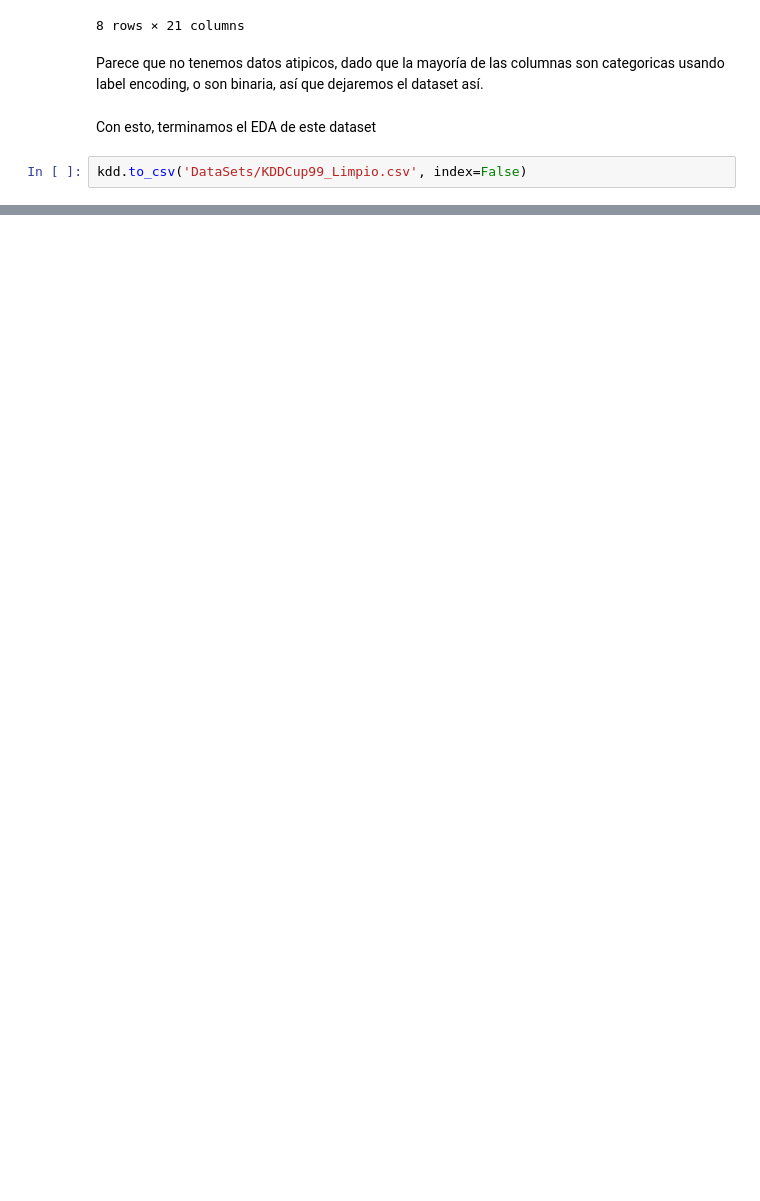
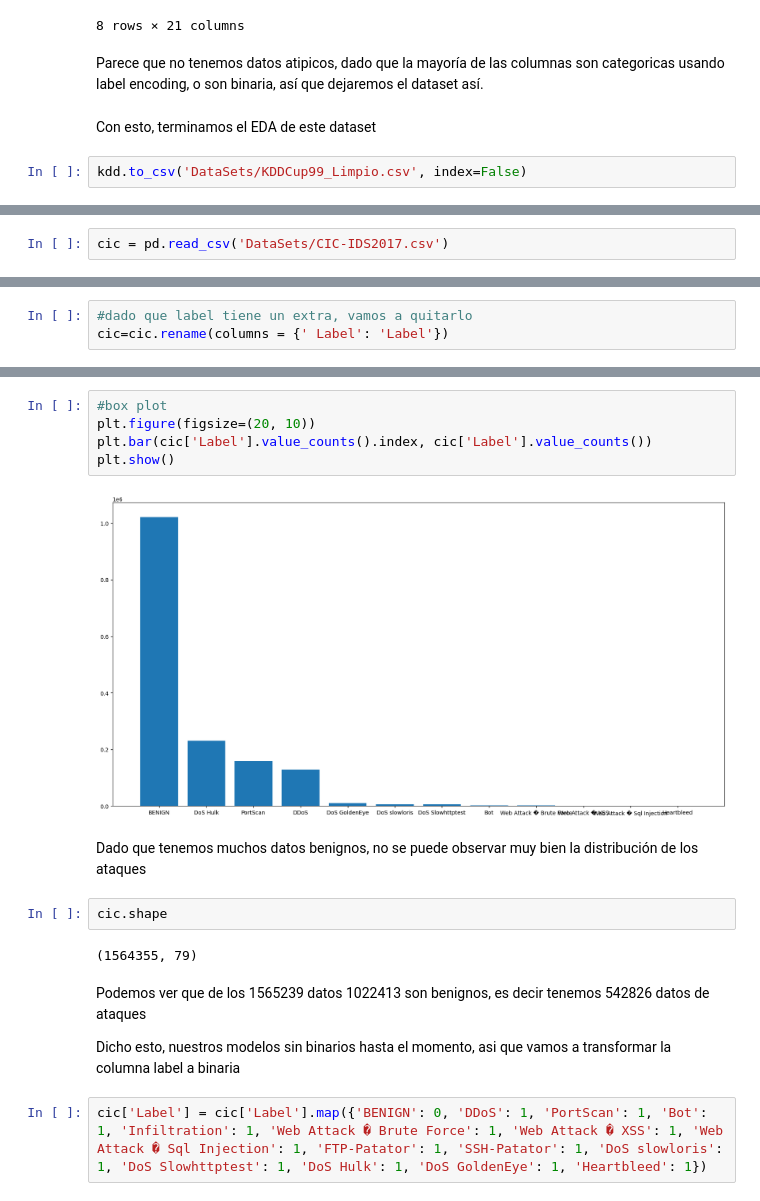
Before and after one commit to FelipeBarretoB/Grad-project, a Jupyter notebook: EDA/EDA.ipynb, the cells around one changed output, grey strips where cells are left out. Cells and saved outputs as stored; diff of their text form; blank space fills up the shorter version.

```diff
--- a/EDA/EDA.ipynb
+++ b/EDA/EDA.ipynb
@@ -1268,0 +1272,2 @@ kdd.to_csv('DataSets/KDDCup99_Limpio.csv', index=False)
+# %%
+cic = pd.read_csv('DataSets/CIC-IDS2017.csv')
@@ -1268,0 +1306,3 @@ kdd.to_csv('DataSets/KDDCup99_Limpio.csv', index=False)
+# %%
+#dado que label tiene un extra, vamos a quitarlo
+cic=cic.rename(columns = {' Label': 'Label'})
@@ -1268,0 +1326,19 @@ kdd.to_csv('DataSets/KDDCup99_Limpio.csv', index=False)
+# %%
+#box plot
+plt.figure(figsize=(20, 10))
+plt.bar(cic['Label'].value_counts().index, cic['Label'].value_counts())
+plt.show()
+# %% [output]
+[figure, added]
+# %% [markdown]
+Dado que tenemos muchos datos benignos, no se puede observar muy bien la distribución de los ataques
+# %%
+cic.shape
+# %% [output]
+(1564355, 79)
+# %% [markdown]
+Podemos ver que de los 1565239 datos 1022413 son benignos, es decir tenemos 542826 datos de ataques
+
+Dicho esto, nuestros modelos sin binarios hasta el momento, asi que vamos a transformar la columna label a binaria
+# %%
+cic['Label'] = cic['Label'].map({'BENIGN': 0, 'DDoS': 1, 'PortScan': 1, 'Bot': 1, 'Infiltration': 1, 'Web Attack � Brute Force': 1, 'Web Attack � XSS': 1, 'Web Attack � Sql Injection': 1, 'FTP-Patator': 1, 'SSH-Patator': 1, 'DoS slowloris': 1, 'DoS Slowhttptest': 1, 'DoS Hulk': 1, 'DoS GoldenEye': 1, 'Heartbleed': 1})
```
Also changed, not shown: parts of 34 cells of this notebook, 2 other files.
